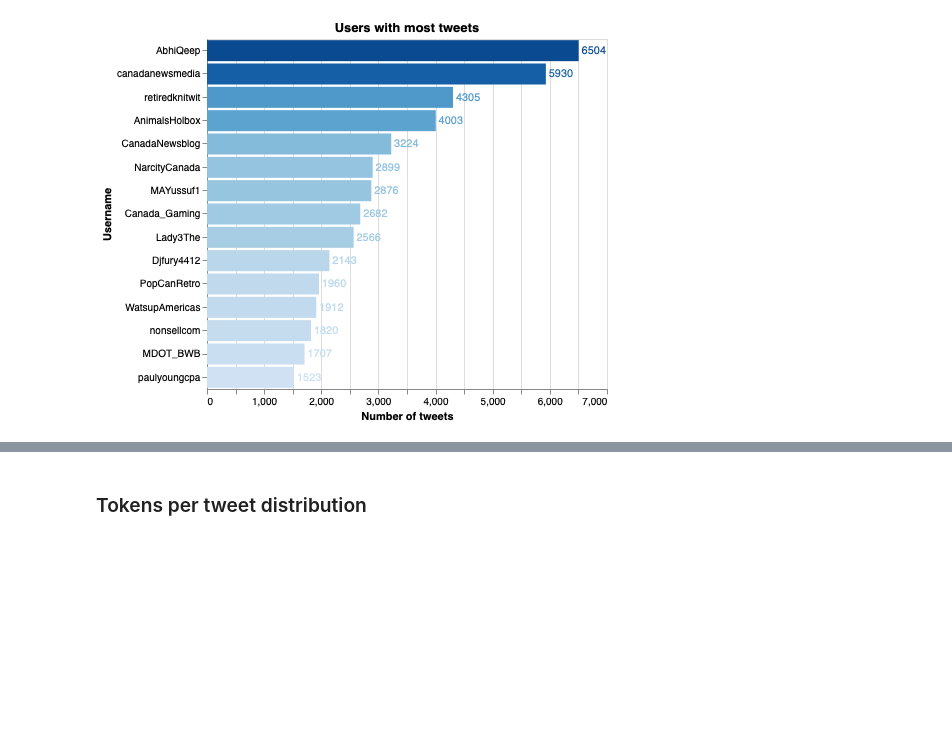
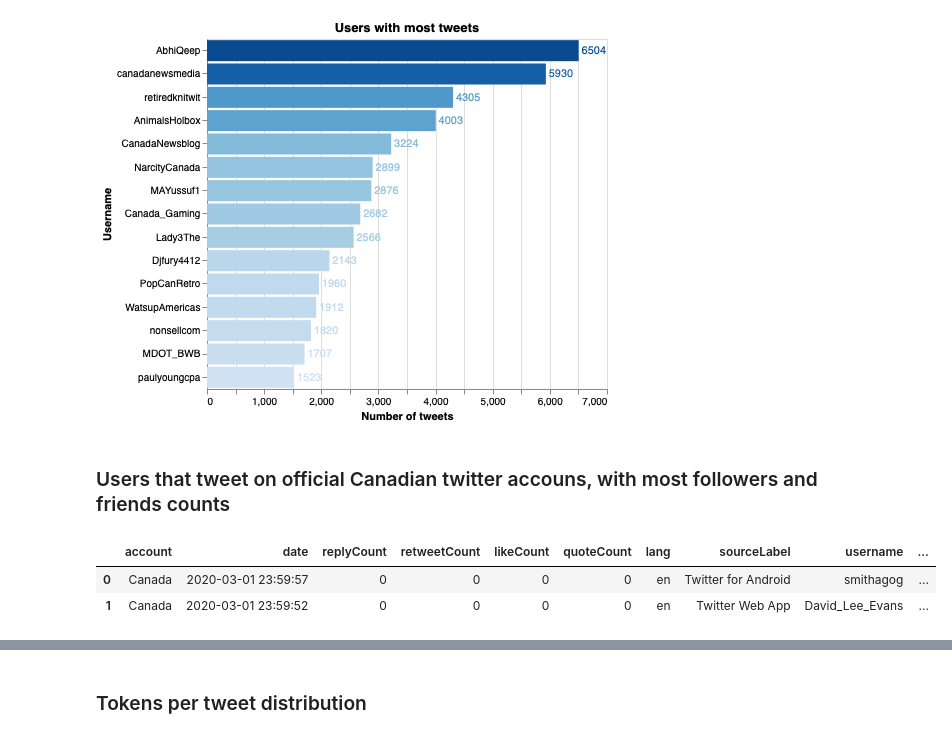
Before and after one commit to vcuspinera/Canada_response_covid, a Jupyter notebook: src/eda.ipynb, the cells around one changed output, grey strips where cells are left out. Saved outputs shown, nothing was run; the diff lists cells and outputs as text; code cells hidden in the pictures; blank space fills up the shorter version.

```diff
--- a/src/eda.ipynb
+++ b/src/eda.ipynb
@@ -248,3 +248,11 @@ text = bars.mark_text(
 (bars + text).properties(height=350)
 # %% [output]
 [figure]
+# %% [markdown]
+### Users that tweet on official Canadian twitter accouns, with most followers and friends counts
+# %%
+df_tot.head(2)
+# %% [output]
+|  | account | date | replyCount | retweetCount | likeCount | quoteCount | lang | sourceLabel | username | ... |
+| 0 | Canada | 2020-03-01 23:59:57 | 0 | 0 | 0 | 0 | en | Twitter for Android | smithagog | ... |
+| 1 | Canada | 2020-03-01 23:59:52 | 0 | 0 | 0 | 0 | en | Twitter Web App | David_Lee_Evans | ... |
```
Also changed, not shown: parts of 9 cells of this notebook, 1 other file.
